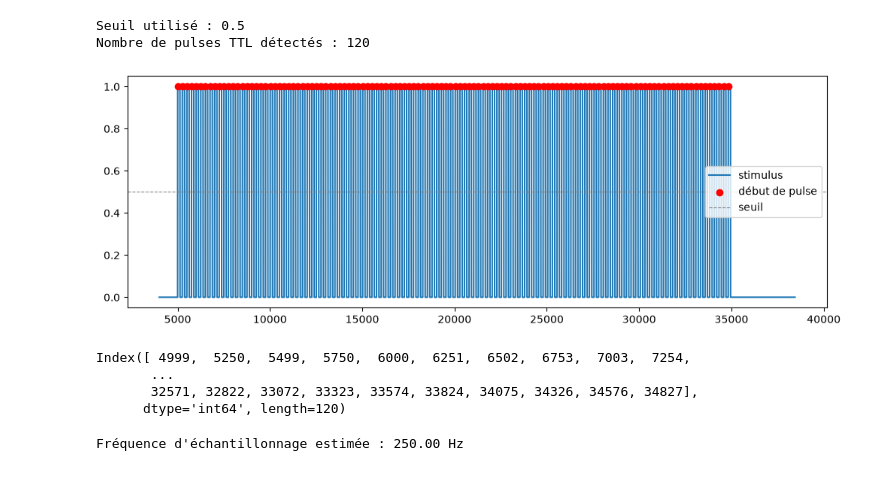
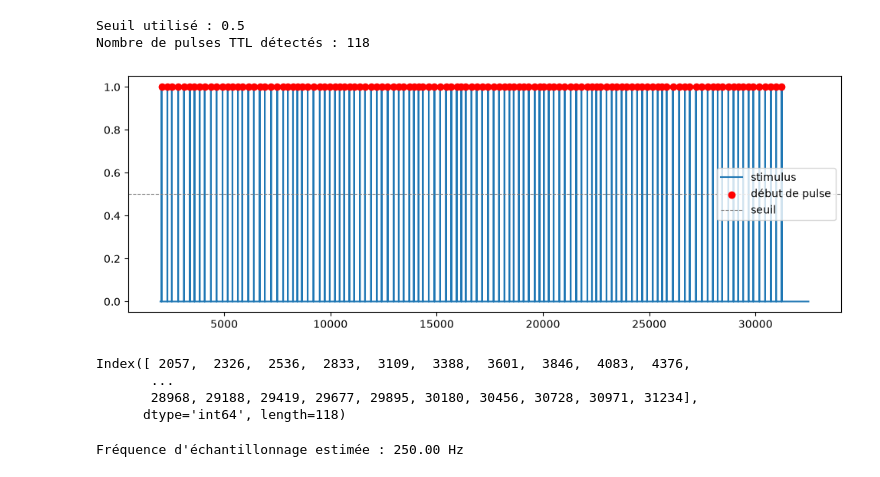
Before and after one commit to nicolascatz/M1_EEG_Project, a Jupyter notebook: scripts/Test_ER_adit_stim.ipynb, the cells around one changed output. Saved outputs shown, nothing was run; the diff lists cells and outputs as text; code cells hidden in the pictures.

```diff
--- a/scripts/Test_ER_adit_stim.ipynb
+++ b/scripts/Test_ER_adit_stim.ipynb
@@ -51,29 +34,32 @@ Name: 13, Length: 34444, dtype: float64
-# %%
-threshold = (stimulus.max() + stimulus.min()) / 2
-above = stimulus > threshold
-
-onset_mask = above & ~above.shift(1, fill_value=False)
-onsets = stimulus.index[onset_mask]
-
-print(f"Seuil utilisé : {threshold}")
-print(f"Nombre de pulses TTL détectés : {len(onsets)}")
-
-plt.figure(figsize=(12, 4))
-plt.plot(stimulus.index, stimulus.values, label='stimulus')
-plt.scatter(onsets, stimulus.loc[onsets], color='red', zorder=3, label='début de pulse')
-plt.axhline(threshold, color='gray', linestyle='--', linewidth=0.8, label='seuil')
-plt.legend()
-plt.show()
-
-onsets
-# %% [output]
-Seuil utilisé : 0.5
-Nombre de pulses TTL détectés : 120
-[figure, removed]
-Index([ 4999,  5250,  5499,  5750,  6000,  6251,  6502,  6753,  7003,  7254,
-       ...
-       32571, 32822, 33072, 33323, 33574, 33824, 34075, 34326, 34576, 34827],
-      dtype='int64', length=120)
+# %%
+
+stimulus = data[12][2000:-2] # enlever les 2000 premiers échantillons et le dernier échantillon (qui est NaN)
+
+threshold = (stimulus.max() + stimulus.min()) / 2
+above = stimulus > threshold
+
+onset_mask = above & ~above.shift(1, fill_value=False)
+onsets = stimulus.index[onset_mask]
+
+print(f"Seuil utilisé : {threshold}")
+print(f"Nombre de pulses TTL détectés : {len(onsets)}")
+
+plt.figure(figsize=(12, 4))
+plt.plot(stimulus.index, stimulus.values, label='stimulus')
+plt.scatter(onsets, stimulus.loc[onsets], color='red', zorder=3, label='début de pulse')
+plt.axhline(threshold, color='gray', linestyle='--', linewidth=0.8, label='seuil')
+plt.legend()
+plt.show()
+
+onsets
+# %% [output]
+Seuil utilisé : 0.5
+Nombre de pulses TTL détectés : 118
+[figure, added]
+Index([ 2057,  2326,  2536,  2833,  3109,  3388,  3601,  3846,  4083,  4376,
+       ...
+       28968, 29188, 29419, 29677, 29895, 30180, 30456, 30728, 30971, 31234],
+      dtype='int64', length=118)
 # %%
 from scipy.signal import butter, filtfilt, iirnotch
 
```
Also changed, not shown: parts of 5 cells of this notebook, 21 other files.
